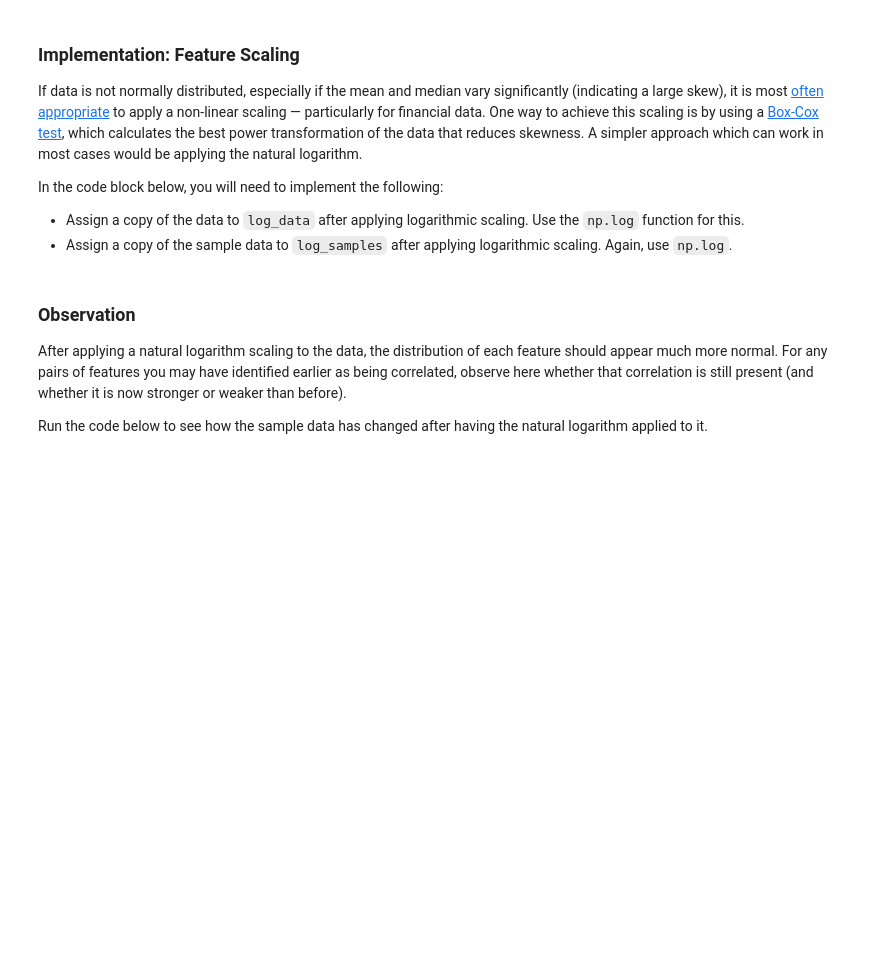
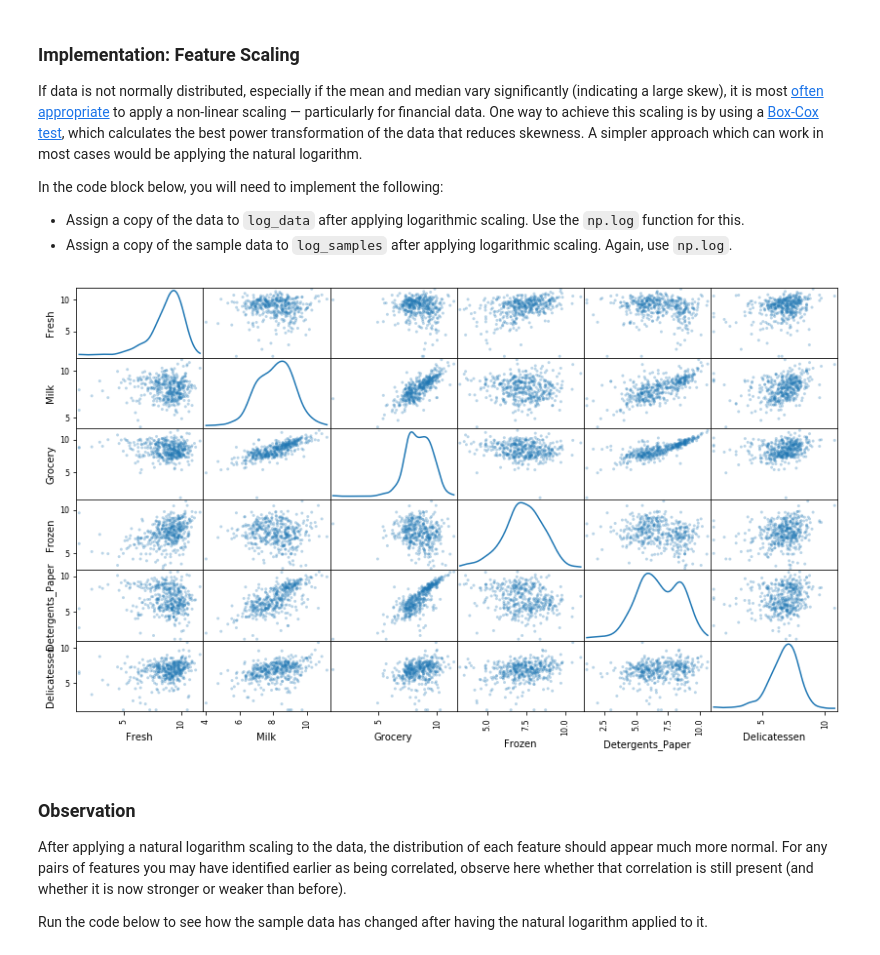
Before and after one commit to Cruzzor/MLDN-customer_segments, a Jupyter notebook: customer_segments.ipynb, the cells around one changed output. Cells and saved outputs as stored; diff of their text form; code cells hidden in the pictures; blank space fills up the shorter version.

```diff
--- a/customer_segments.ipynb
+++ b/customer_segments.ipynb
@@ -223,13 +223,15 @@ In the code block below, you will need to implement the following:
  - Assign a copy of the sample data to `log_samples` after applying logarithmic scaling. Again, use `np.log`.
 # %%
 # TODO: Scale the data using the natural logarithm
-log_data = None
+log_data = np.log(data)
 
 # TODO: Scale the sample data using the natural logarithm
-log_samples = None
+log_samples = np.log(samples)
 
 # Produce a scatter matrix for each pair of newly-transformed features
 pd.scatter_matrix(log_data, alpha = 0.3, figsize = (14,8), diagonal = 'kde');
+# %% [output]
+[figure, added]
 # %% [markdown]
 ### Observation
 After applying a natural logarithm scaling to the data, the distribution of each feature should appear much more normal. For any pairs of features you may have identified earlier as being correlated, observe here whether that correlation is still present (and whether it is now stronger or weaker than before).
```
Also changed, not shown: parts of 6 cells of this notebook.
